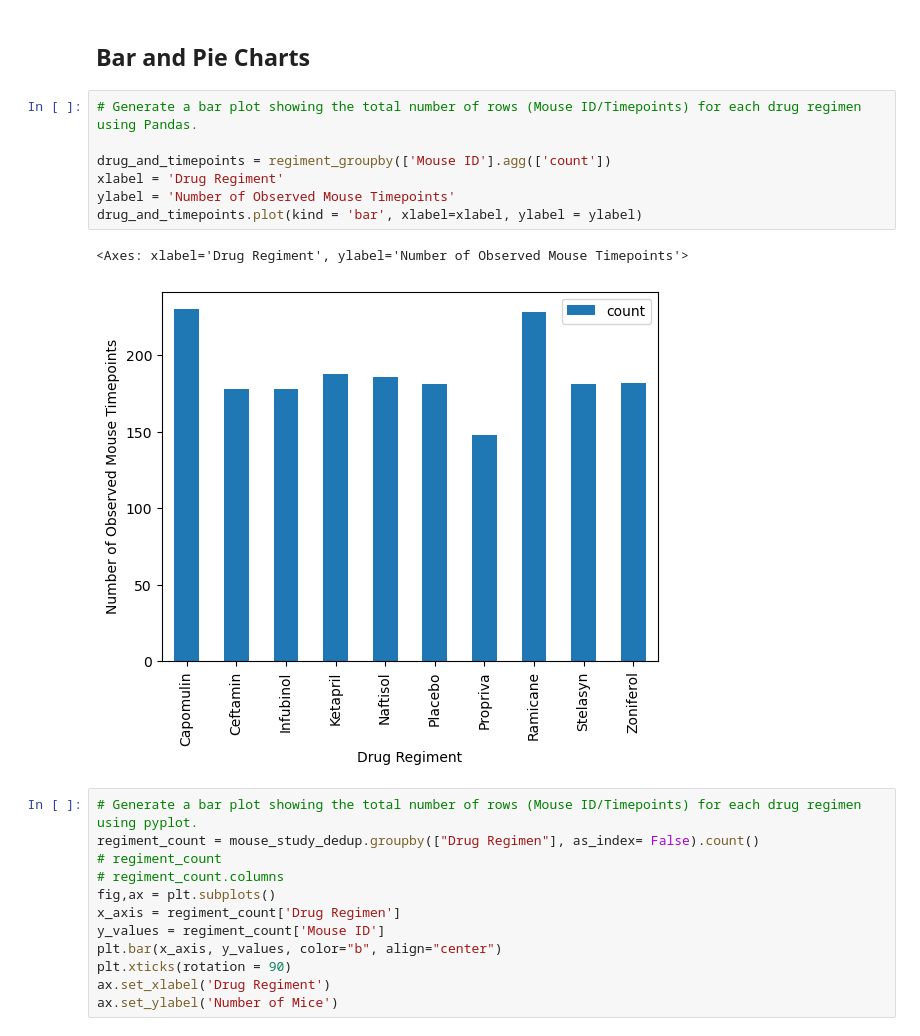
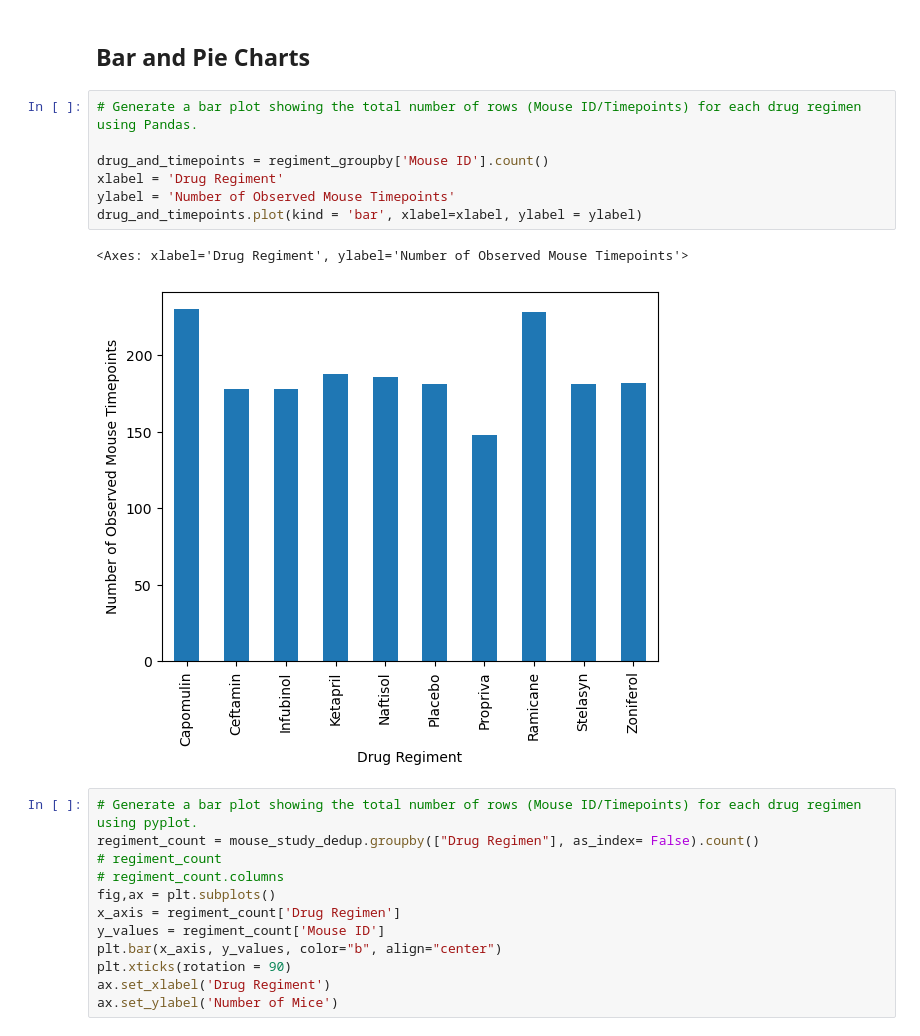
Before and after one commit to Nathanhans/Plotting-challenge, a Jupyter notebook: Pymaceuticals/pymaceuticals.ipynb, the cells around one changed output. Saved outputs shown, nothing was run; the diff lists cells and outputs as text.

Commit message:
Fixed Plot

```diff
--- a/Pymaceuticals/pymaceuticals.ipynb
+++ b/Pymaceuticals/pymaceuticals.ipynb
@@ -167,13 +167,13 @@ volume_agg
 # %%
 # Generate a bar plot showing the total number of rows (Mouse ID/Timepoints) for each drug regimen using Pandas.
 
-drug_and_timepoints = regiment_groupby(['Mouse ID'].agg(['count'])
+drug_and_timepoints = regiment_groupby['Mouse ID'].count()
 xlabel = 'Drug Regiment'
 ylabel = 'Number of Observed Mouse Timepoints'
 drug_and_timepoints.plot(kind = 'bar', xlabel=xlabel, ylabel = ylabel)
 # %% [output]
 <Axes: xlabel='Drug Regiment', ylabel='Number of Observed Mouse Timepoints'>
-[figure, old version]
+[figure, new version]
 # %%
 # Generate a bar plot showing the total number of rows (Mouse ID/Timepoints) for each drug regimen using pyplot.
 regiment_count = mouse_study_dedup.groupby(["Drug Regimen"], as_index= False).count()
```
Also changed, not shown: parts of 2 cells of this notebook.
